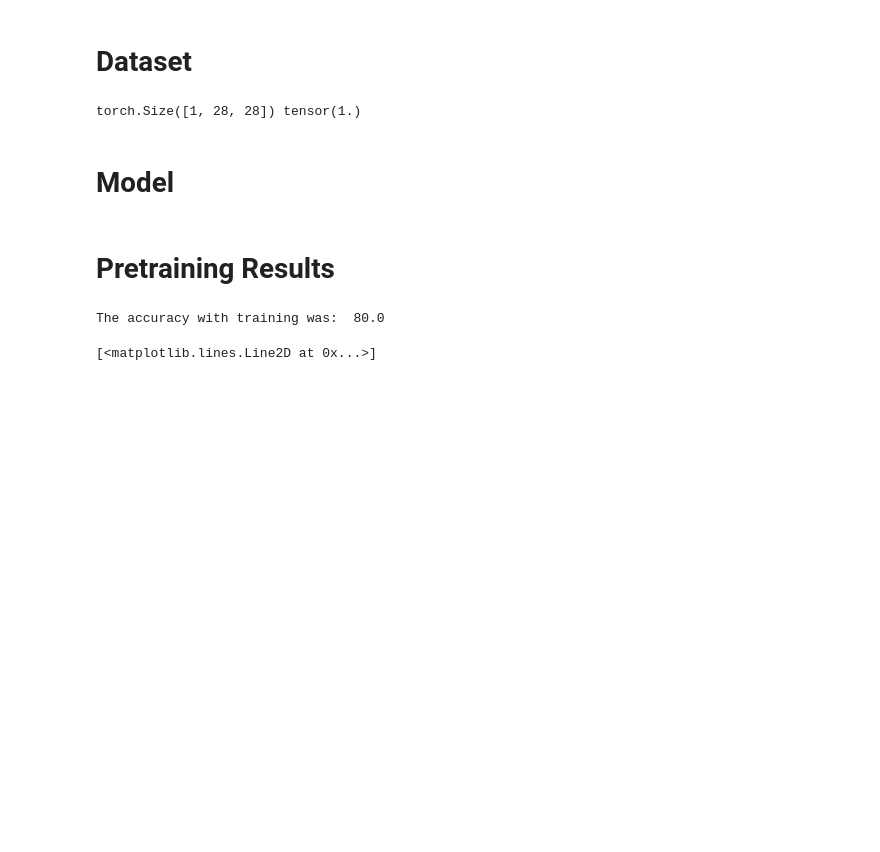
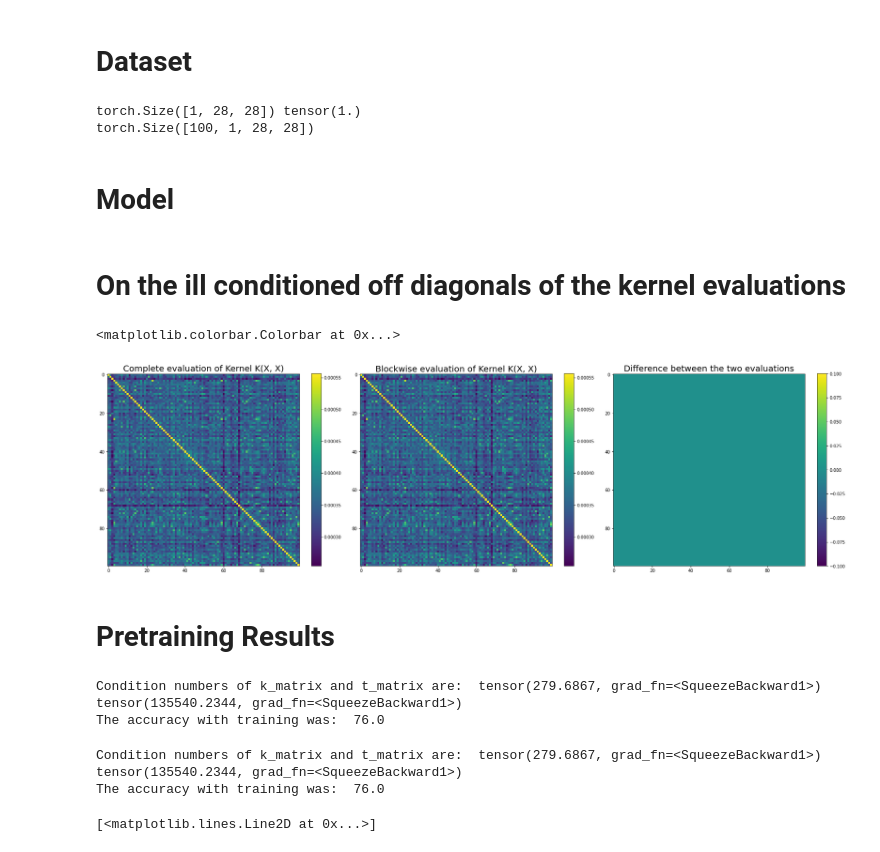
Before and after one commit to waleedbinkhalid74/cnn-gp, a Jupyter notebook: CNN_GP_Memory.ipynb, the cells around one changed output. Drawn from its saved outputs; the diff is of its cells as text; code cells hidden in the pictures; blank space fills up the shorter version.

```diff
--- a/CNN_GP_Memory.ipynb
+++ b/CNN_GP_Memory.ipynb
@@ -59,8 +60,10 @@ dataiter_val = iter(valloader)
 X_test, Y_test = dataiter_val.next()
 # %%
 print(X_train[0].shape, torch.norm(X_train[0]))
+print(X_test.shape)
 # %% [output]
 torch.Size([1, 28, 28]) tensor(1.)
+torch.Size([100, 1, 28, 28])
 # %% [markdown]
 # Model
 # %%
@@ -71,15 +74,53 @@ model_untrained = Sequential(
         ReLU(),
         Conv2d(kernel_size=14, padding=0),  # equivalent to a dense layer
         )
+# %% [markdown]
+# On the ill conditioned off diagonals of the kernel evaluations
+# %%
+# Complete Kernel
+k_full = model_untrained(X_train[0:100], X_train[0:100])
+
+# Blockwise Kernel
+k_blocked = KernelFlowsCNNGP._block_kernel_eval(X=X_train[0:100],
+                                                        Y=X_train[0:100].to(torch.float32),
+                                                        blocks_horizontal=2,
+                                                        blocks_vertical=2,
+                                                        blocksize=50,
+                                                        kernel=model_untrained)
+# %%
+fig, ax = plt.subplots(1,3, figsize=(25,10))
+pos0 = ax[0].imshow(k_full.detach().numpy())
+ax[0].set_title('Complete evaluation of Kernel K(X, X)', fontsize=20)
+pos1= ax[1].imshow(k_blocked.detach().numpy())
+ax[1].set_title('Blockwise evaluation of Kernel K(X, X)', fontsize=20)
+pos2 = ax[2].imshow(k_blocked.detach().numpy() - k_full.detach().numpy())
+ax[2].set_title('Difference between the two evaluations', fontsize=20)
+plt.tight_layout()
+fig.colorbar(pos0, ax=ax[0], location='right', shrink=0.65)
+fig.colorbar(pos1, ax=ax[1], location='right', shrink=0.65)
+fig.colorbar(pos2, ax=ax[2], location='right', shrink=0.65)
+# fig.savefig('figs/illconditioned_blockwise_kernel_evals.png')
+# %% [output]
+<matplotlib.colorbar.Colorbar at 0x...>
+[figure, added]
 # %% [markdown]
 # Pretraining Results
 # %%
-Y_pred_untrained = KernelFlowsCNNGP.kernel_regression(X_test=X_test, X_train = X_train[:500], Y_train = Y_train[:500].to(torch.float32), kernel = model_untrained)
+Y_pred_untrained = KernelFlowsCNNGP.kernel_regression(X_test=X_test, X_train = X_train[:100], Y_train = Y_train[:100].to(torch.float32), kernel = model_untrained,blocksize=False)
 Y_pred_untrained = torch.argmax(Y_pred_untrained, axis=1)
 accuracy_untrained = get_accuracy(Y_pred_untrained.detach().numpy(), Y_test.detach().numpy())
 print("The accuracy with training was: ", accuracy_untrained)
 # %% [output]
-The accuracy with training was:  80.0
+Condition numbers of k_matrix and t_matrix are:  tensor(279.6867, grad_fn=<SqueezeBackward1>) tensor(135540.2344, grad_fn=<SqueezeBackward1>)
+The accuracy with training was:  76.0
+# %%
+Y_pred_untrained_blocked = KernelFlowsCNNGP.kernel_regression(X_test=X_test, X_train = X_train[:100], Y_train = Y_train[:100].to(torch.float32), kernel = model_untrained,blocksize=50)
+Y_pred_untrained_blocked = torch.argmax(Y_pred_untrained_blocked, axis=1)
+accuracy_untrained_blocked = get_accuracy(Y_pred_untrained_blocked.detach().numpy(), Y_test.detach().numpy())
+print("The accuracy with training was: ", accuracy_untrained_blocked)
+# %% [output]
+Condition numbers of k_matrix and t_matrix are:  tensor(279.6867, grad_fn=<SqueezeBackward1>) tensor(135540.2344, grad_fn=<SqueezeBackward1>)
+The accuracy with training was:  76.0
 # %%
 N_i_arr = np.arange(50, 400, 50)
 untrained_accuracy_list = []
```
Also changed, not shown: parts of 2 cells of this notebook, 3 other files.
